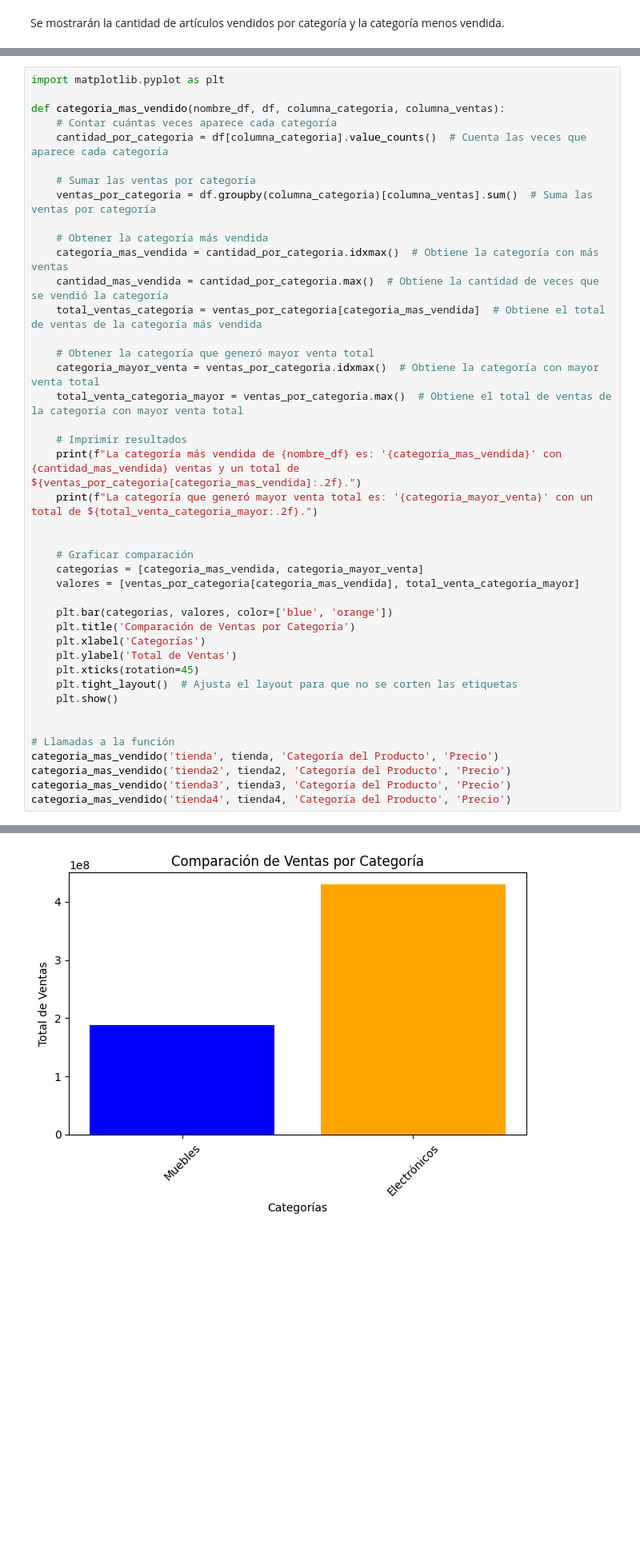
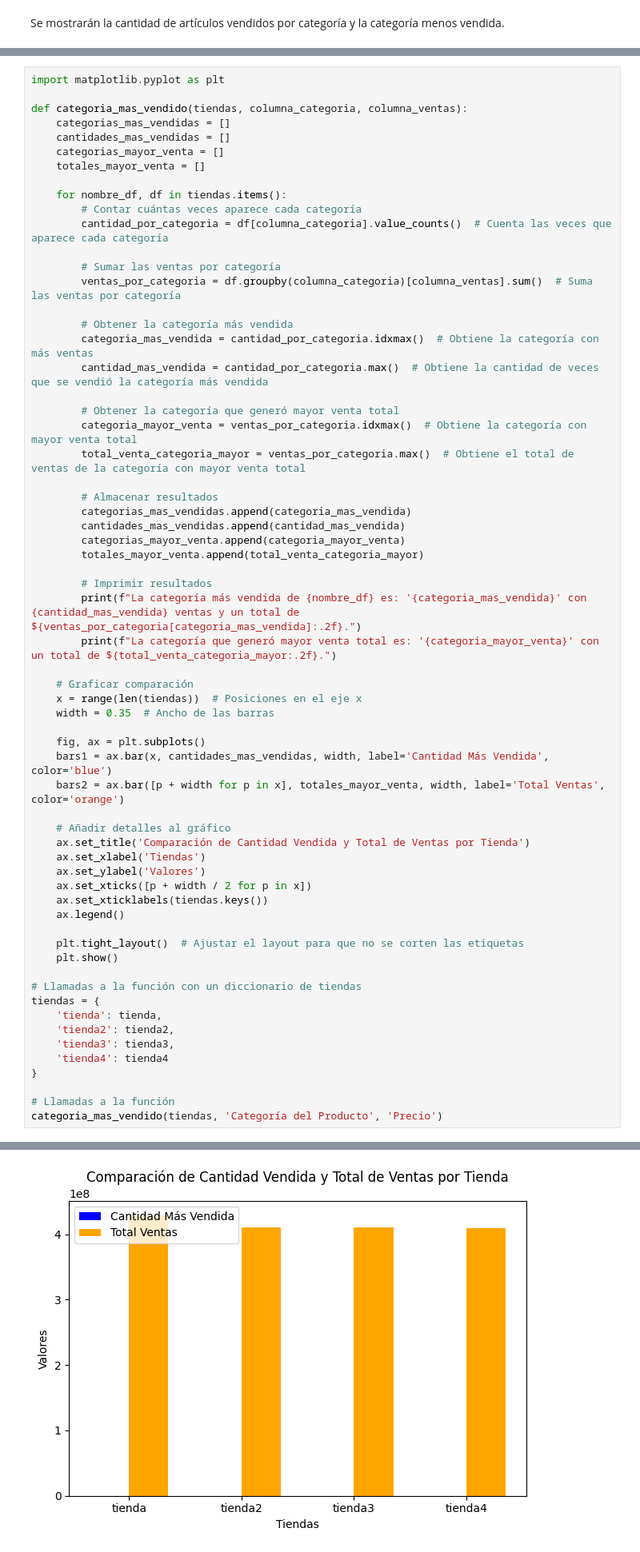
Before and after one commit to artbelgum/Challenge-Alura-Store, a Jupyter notebook: Challenge_1_Alura_Store.ipynb, the cells around one changed output, grey strips where cells are left out. Shown: that part at 80% size. Saved outputs shown, nothing was run; the diff lists cells and outputs as text; blank space fills up the shorter version.

```diff
--- a/Challenge_1_Alura_Store.ipynb
+++ b/Challenge_1_Alura_Store.ipynb
@@ -101,44 +101,65 @@ Name: count, dtype: int64
 # %%
 import matplotlib.pyplot as plt
 
-def categoria_mas_vendido(nombre_df, df, columna_categoria, columna_ventas):
-    # Contar cuántas veces aparece cada categoría
-    cantidad_por_categoria = df[columna_categoria].value_counts()  # Cuenta las veces que aparece cada categoría
+def categoria_mas_vendido(tiendas, columna_categoria, columna_ventas):
+    categorias_mas_vendidas = []
+    cantidades_mas_vendidas = []
+    categorias_mayor_venta = []
+    totales_mayor_venta = []
 
-    # Sumar las ventas por categoría
-    ventas_por_categoria = df.groupby(columna_categoria)[columna_ventas].sum()  # Suma las ventas por categoría
+    for nombre_df, df in tiendas.items():
+        # Contar cuántas veces aparece cada categoría
+        cantidad_por_categoria = df[columna_categoria].value_counts()  # Cuenta las veces que aparece cada categoría
 
-    # Obtener la categoría más vendida
-    categoria_mas_vendida = cantidad_por_categoria.idxmax()  # Obtiene la categoría con más ventas
-    cantidad_mas_vendida = cantidad_por_categoria.max()  # Obtiene la cantidad de veces que se vendió la categoría
-    total_ventas_categoria = ventas_por_categoria[categoria_mas_vendida]  # Obtiene el total de ventas de la categoría más vendida
+        # Sumar las ventas por categoría
+        ventas_por_categoria = df.groupby(columna_categoria)[columna_ventas].sum()  # Suma las ventas por categoría
 
-    # Obtener la categoría que generó mayor venta total
-    categoria_mayor_venta = ventas_por_categoria.idxmax()  # Obtiene la categoría con mayor venta total
-    total_venta_categoria_mayor = ventas_por_categoria.max()  # Obtiene el total de ventas de la categoría con mayor venta total
+        # Obtener la categoría más vendida
+        categoria_mas_vendida = cantidad_por_categoria.idxmax()  # Obtiene la categoría con más ventas
+        cantidad_mas_vendida = cantidad_por_categoria.max()  # Obtiene la cantidad de veces que se vendió la categoría más vendida
 
-    # Imprimir resultados
-    print(f"La categoría más vendida de {nombre_df} es: '{categoria_mas_vendida}' con {cantidad_mas_vendida} ventas y un total de ${ventas_por_categoria[categoria_mas_vendida]:.2f}.")
-    print(f"La categoría que generó mayor venta total es: '{categoria_mayor_venta}' con un total de ${total_venta_categoria_mayor:.2f}.")
+        # Obtener la categoría que generó mayor venta total
+        categoria_mayor_venta = ventas_por_categoria.idxmax()  # Obtiene la categoría con mayor venta total
+        total_venta_categoria_mayor = ventas_por_categoria.max()  # Obtiene el total de ventas de la categoría con mayor venta total
 
+        # Almacenar resultados
+        categorias_mas_vendidas.append(categoria_mas_vendida)
+        cantidades_mas_vendidas.append(cantidad_mas_vendida)
+        categorias_mayor_venta.append(categoria_mayor_venta)
+        totales_mayor_venta.append(total_venta_categoria_mayor)
+
+        # Imprimir resultados
+        print(f"La categoría más vendida de {nombre_df} es: '{categoria_mas_vendida}' con {cantidad_mas_vendida} ventas y un total de ${ventas_por_categoria[categoria_mas_vendida]:.2f}.")
+        print(f"La categoría que generó mayor venta total es: '{categoria_mayor_venta}' con un total de ${total_venta_categoria_mayor:.2f}.")
 
     # Graficar comparación
-    categorias = [categoria_mas_vendida, categoria_mayor_venta]
-    valores = [ventas_por_categoria[categoria_mas_vendida], total_venta_categoria_mayor]
+    x = range(len(tiendas))  # Posiciones en el eje x
+    width = 0.35  # Ancho de las barras
 
-    plt.bar(categorias, valores, color=['blue', 'orange'])
-    plt.title('Comparación de Ventas por Categoría')
-    plt.xlabel('Categorías')
-    plt.ylabel('Total de Ventas')
-    plt.xticks(rotation=45)
-    plt.tight_layout()  # Ajusta el layout para que no se corten las etiquetas
+    fig, ax = plt.subplots()
+    bars1 = ax.bar(x, cantidades_mas_vendidas, width, label='Cantidad Más Vendida', color='blue')
+    bars2 = ax.bar([p + width for p in x], totales_mayor_venta, width, label='Total Ventas', color='orange')
+
+    # Añadir detalles al gráfico
+    ax.set_title('Comparación de Cantidad Vendida y Total de Ventas por Tienda')
+    ax.set_xlabel('Tiendas')
+    ax.set_ylabel('Valores')
+    ax.set_xticks([p + width / 2 for p in x])
+    ax.set_xticklabels(tiendas.keys())
+    ax.legend()
+
+    plt.tight_layout()  # Ajustar el layout para que no se corten las etiquetas
     plt.show()
 
+# Llamadas a la función con un diccionario de tiendas
+tiendas = {
+    'tienda': tienda,
+    'tienda2': tienda2,
+    'tienda3': tienda3,
+    'tienda4': tienda4
+}
 
 # Llamadas a la función
-categoria_mas_vendido('tienda', tienda, 'Categoría del Producto', 'Precio')
-categoria_mas_vendido('tienda2', tienda2, 'Categoría del Producto', 'Precio')
-categoria_mas_vendido('tienda3', tienda3, 'Categoría del Producto', 'Precio')
-categoria_mas_vendido('tienda4', tienda4, 'Categoría del Producto', 'Precio')
+categoria_mas_vendido(tiendas, 'Categoría del Producto', 'Precio')
 # %% [output]
 La categoría más vendida de tienda es: 'Muebles' con 465 ventas y un total de $187633700.00.
@@ -146 +173 @@ La categoría que generó mayor venta total es: 'Electrónicos' con un total de
-[figure, old version]
+[figure, new version]
```
Also changed, not shown: parts of 1 cell of this notebook.
